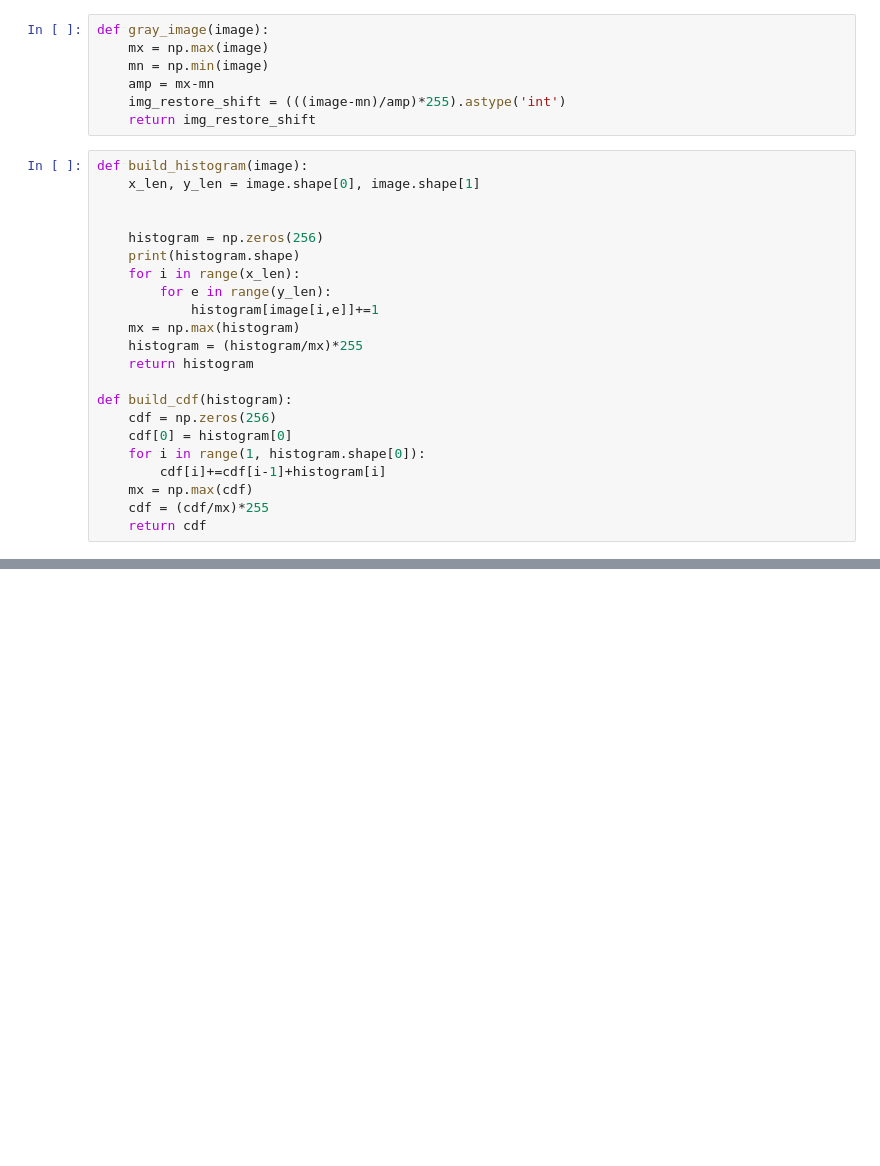
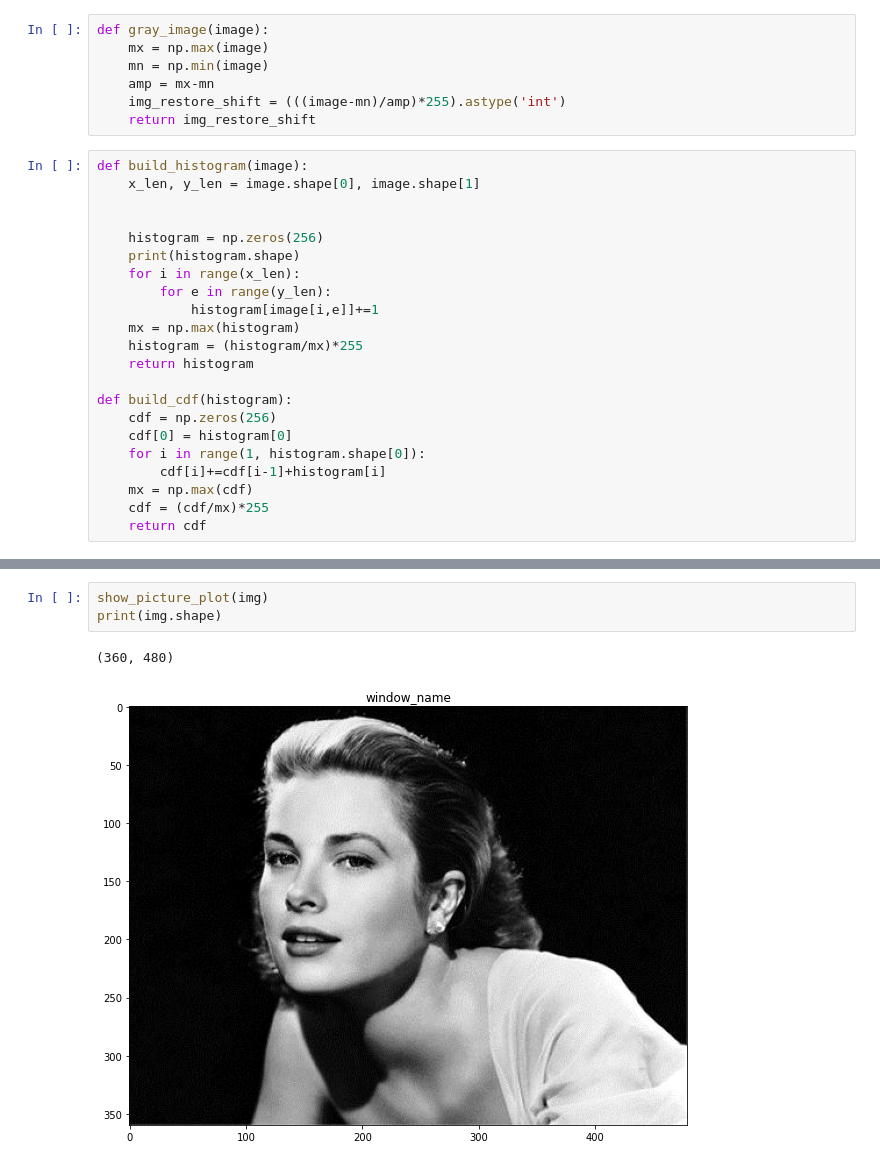
Before and after one commit to dolphinLesha/data_interpretation2, a Jupyter notebook: notebooks/task8.ipynb, the cells around one changed output, grey strips where cells are left out. Saved outputs shown, nothing was run; the diff lists cells and outputs as text; blank space fills up the shorter version.

```diff
--- a/notebooks/task8.ipynb
+++ b/notebooks/task8.ipynb
@@ -503,4 +561,10 @@ def mean_filter_clear(image, shape):
             rr = e+my if e+my < ly else ly
             image_c2[i, e] = np.median(image_c[le:lr,re:rr])
     return image_c2
+# %%
+show_picture_plot(img)
+print(img.shape)
+# %% [output]
+(360, 480)
+[figure, added]
 # %%
```
Also changed, not shown: parts of 15 cells of this notebook.
